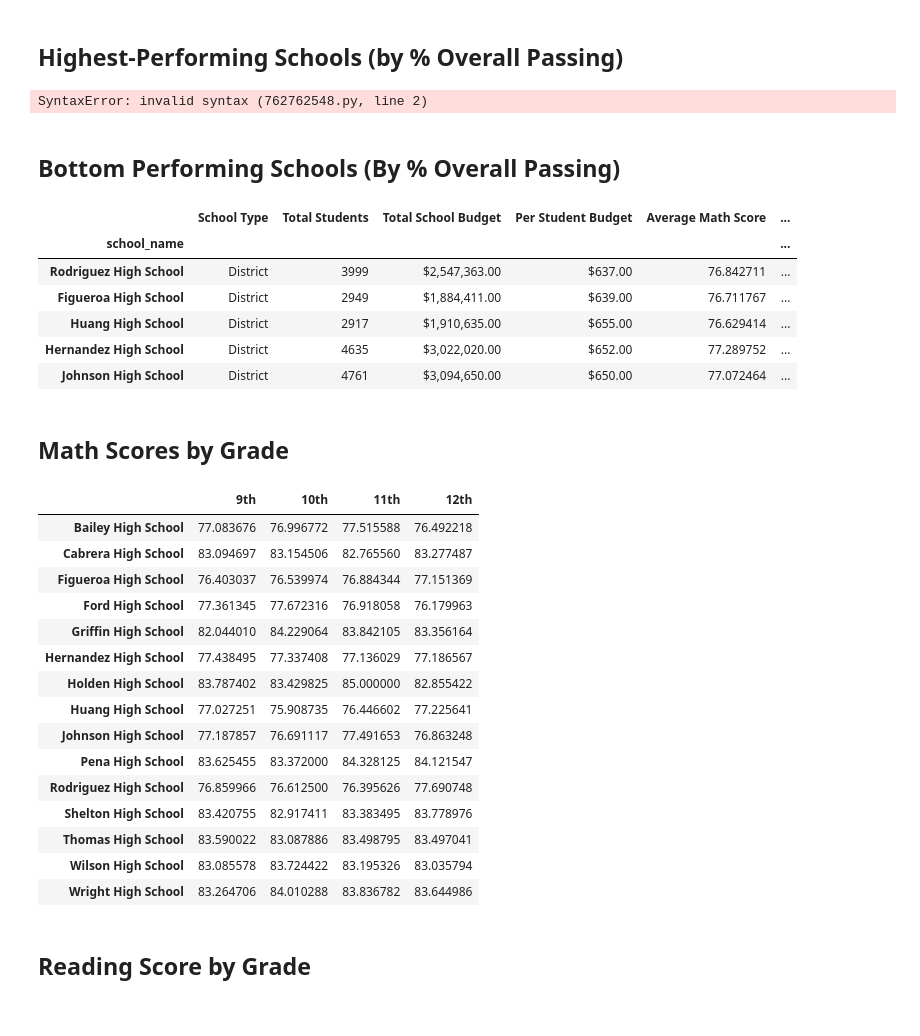
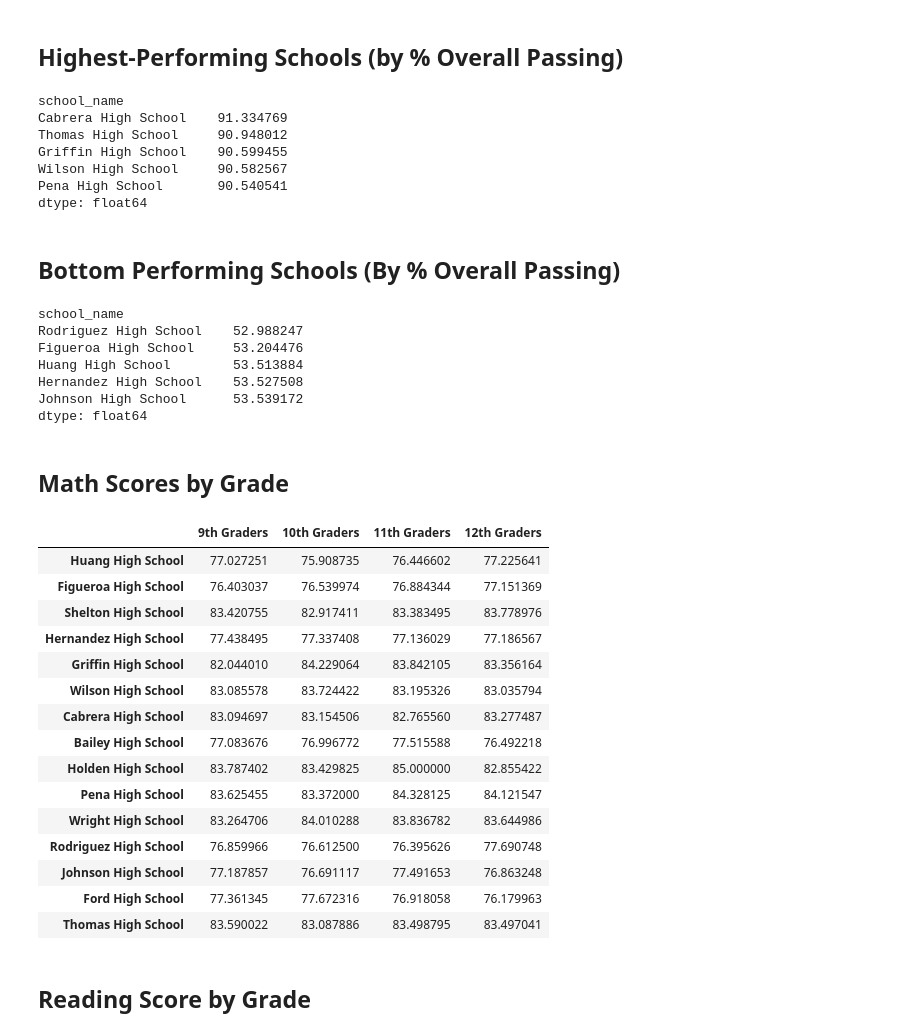
Before and after one commit to AidanDavid/pandas-challenge, a Jupyter notebook: PyCitySchools/main.ipynb, the cells around one changed output. Cells and saved outputs as stored; diff of their text form; code cells hidden in the pictures.

Commit message:
Everything runs, will check for logic errors

```diff
--- a/PyCitySchools/main.ipynb
+++ b/PyCitySchools/main.ipynb
@@ -339,64 +339,75 @@ per_school_summary
 ## Highest-Performing Schools (by % Overall Passing)
 # %%
 # Sort the schools by `% Overall Passing` in descending order and display the top 5 rows.
-top_schools =
+top_schools = overall_passing_rate.sort_values(ascending=False)
 top_schools.head(5)
 # %% [output]
-SyntaxError: invalid syntax (762762548.py, line 2)
+school_name
+Cabrera High School    91.334769
+Thomas High School     90.948012
+Griffin High School    90.599455
+Wilson High School     90.582567
+Pena High School       90.540541
+dtype: float64
 # %% [markdown]
 ## Bottom Performing Schools (By % Overall Passing)
 # %%
 # Sort the schools by `% Overall Passing` in ascending order and display the top 5 rows.
-bottom_schools =
+bottom_schools = overall_passing_rate.sort_values(ascending=True)
 bottom_schools.head(5)
 # %% [output]
-|  | School Type | Total Students | Total School Budget | Per Student Budget | Average Math Score | ... |
-| school_name |  |  |  |  |  | ... |
-| Rodriguez High School | District | 3999 | $2,547,363.00 | $637.00 | 76.842711 | ... |
-| Figueroa High School | District | 2949 | $1,884,411.00 | $639.00 | 76.711767 | ... |
-| Huang High School | District | 2917 | $1,910,635.00 | $655.00 | 76.629414 | ... |
-| Hernandez High School | District | 4635 | $3,022,020.00 | $652.00 | 77.289752 | ... |
-| Johnson High School | District | 4761 | $3,094,650.00 | $650.00 | 77.072464 | ... |
+school_name
+Rodriguez High School    52.988247
+Figueroa High School     53.204476
+Huang High School        53.513884
+Hernandez High School    53.527508
+Johnson High School      53.539172
+dtype: float64
 # %% [markdown]
 ## Math Scores by Grade
 # %%
 # Use the code provided to separate the data by grade
 ninth_graders = school_data_complete[(school_data_complete["grade"] == "9th")]
 tenth_graders = school_data_complete[(school_data_complete["grade"] == "10th")]
 eleventh_graders = school_data_complete[(school_data_complete["grade"] == "11th")]
 twelfth_graders = school_data_complete[(school_data_complete["grade"] == "12th")]
 
 # Group by `school_name` and take the mean of the `math_score` column for each.
-ninth_grade_math_scores =
-tenth_grader_math_scores =
-eleventh_grader_math_scores =
-twelfth_grader_math_scores =
+ninth_grader_math_scores = ninth_graders.groupby("school_name", sort=False)["math_score"].mean()
+tenth_grader_math_scores = tenth_graders.groupby("school_name", sort=False)["math_score"].mean()
+eleventh_grader_math_scores = eleventh_graders.groupby("school_name", sort=False)["math_score"].mean()
+twelfth_grader_math_scores = twelfth_graders.groupby("school_name", sort=False)["math_score"].mean()
 
 # Combine each of the scores above into single DataFrame called `math_scores_by_grade`
-math_scores_by_grade =
+math_scores_by_grade = pd.DataFrame({
+    "9th Graders": ninth_grader_math_scores,
+    "10th Graders": tenth_grader_math_scores,
+    "11th Graders": eleventh_grader_math_scores,
+    "12th Graders": twelfth_grader_math_scores
+})
 
 # Minor data wrangling
 math_scores_by_grade.index.name = None
 
 # Display the DataFrame
 math_scores_by_grade
 # %% [output]
-|  | 9th | 10th | 11th | 12th |
+|  | 9th Graders | 10th Graders | 11th Graders | 12th Graders |
+| Huang High School | 77.027251 | 75.908735 | 76.446602 | 77.225641 |
+| Figueroa High School | 76.403037 | 76.539974 | 76.884344 | 77.151369 |
+| Shelton High School | 83.420755 | 82.917411 | 83.383495 | 83.778976 |
+| Hernandez High School | 77.438495 | 77.337408 | 77.136029 | 77.186567 |
+| Griffin High School | 82.044010 | 84.229064 | 83.842105 | 83.356164 |
+| Wilson High School | 83.085578 | 83.724422 | 83.195326 | 83.035794 |
+| Cabrera High School | 83.094697 | 83.154506 | 82.765560 | 83.277487 |
 | Bailey High School | 77.083676 | 76.996772 | 77.515588 | 76.492218 |
-| Cabrera High School | 83.094697 | 83.154506 | 82.765560 | 83.277487 |
-| Figueroa High School | 76.403037 | 76.539974 | 76.884344 | 77.151369 |
+| Holden High School | 83.787402 | 83.429825 | 85.000000 | 82.855422 |
+| Pena High School | 83.625455 | 83.372000 | 84.328125 | 84.121547 |
+| Wright High School | 83.264706 | 84.010288 | 83.836782 | 83.644986 |
+| Rodriguez High School | 76.859966 | 76.612500 | 76.395626 | 77.690748 |
+| Johnson High School | 77.187857 | 76.691117 | 77.491653 | 76.863248 |
 | Ford High School | 77.361345 | 77.672316 | 76.918058 | 76.179963 |
-| Griffin High School | 82.044010 | 84.229064 | 83.842105 | 83.356164 |
-| Hernandez High School | 77.438495 | 77.337408 | 77.136029 | 77.186567 |
-| Holden High School | 83.787402 | 83.429825 | 85.000000 | 82.855422 |
-| Huang High School | 77.027251 | 75.908735 | 76.446602 | 77.225641 |
-| Johnson High School | 77.187857 | 76.691117 | 77.491653 | 76.863248 |
-| Pena High School | 83.625455 | 83.372000 | 84.328125 | 84.121547 |
-| Rodriguez High School | 76.859966 | 76.612500 | 76.395626 | 77.690748 |
-| Shelton High School | 83.420755 | 82.917411 | 83.383495 | 83.778976 |
 | Thomas High School | 83.590022 | 83.087886 | 83.498795 | 83.497041 |
-| Wilson High School | 83.085578 | 83.724422 | 83.195326 | 83.035794 |
-| Wright High School | 83.264706 | 84.010288 | 83.836782 | 83.644986 |
 # %% [markdown]
 ## Reading Score by Grade
 # %%
```
Also changed, not shown: parts of 12 cells of this notebook.
